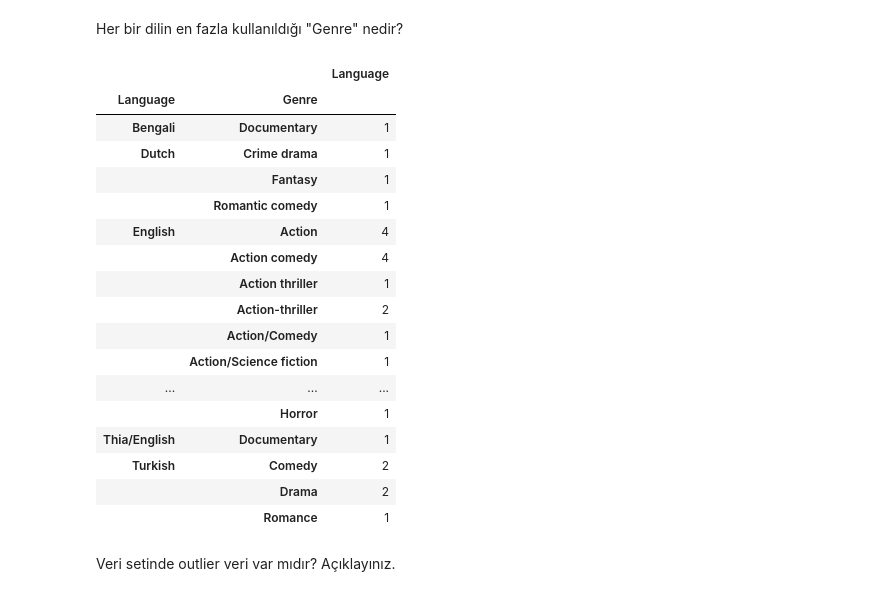
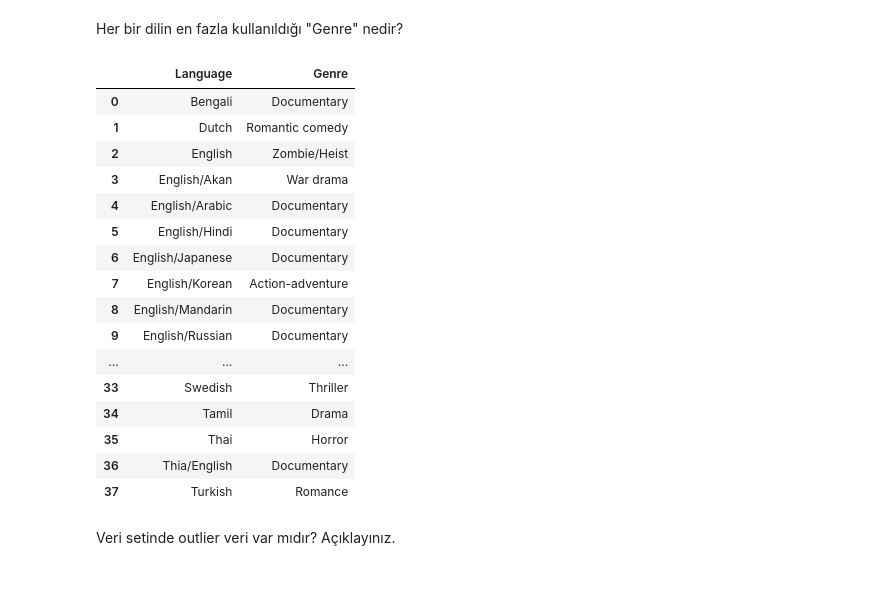
Before and after one commit to berkayberatsonmez/Global_AI_Hub, a Jupyter notebook: netflix_ile_gorsellestirme.ipynb, the cells around one changed output. Drawn from its saved outputs; the diff is of its cells as text; code cells hidden in the pictures.

```diff
--- a/netflix_ile_gorsellestirme.ipynb
+++ b/netflix_ile_gorsellestirme.ipynb
@@ -454,26 +474,25 @@ df.groupby("Year").agg({"Runtime": "sum"}).sort_values(by="Runtime", ascending=F
 # %% [markdown]
 Her bir dilin en fazla kullanıldığı "Genre" nedir?
 # %%
-df.groupby(["Language","Genre"]).agg({"Language": "count"})
+df.groupby('Language')['Genre'].max().reset_index()
 # %% [output]
-|  |  | Language |
-| Language | Genre |  |
-| Bengali | Documentary | 1 |
-| Dutch | Crime drama | 1 |
-|  | Fantasy | 1 |
-|  | Romantic comedy | 1 |
-| English | Action | 4 |
-|  | Action comedy | 4 |
-|  | Action thriller | 1 |
-|  | Action-thriller | 2 |
-|  | Action/Comedy | 1 |
-|  | Action/Science fiction | 1 |
+|  | Language | Genre |
+| 0 | Bengali | Documentary |
+| 1 | Dutch | Romantic comedy |
+| 2 | English | Zombie/Heist |
+| 3 | English/Akan | War drama |
+| 4 | English/Arabic | Documentary |
+| 5 | English/Hindi | Documentary |
+| 6 | English/Japanese | Documentary |
+| 7 | English/Korean | Action-adventure |
+| 8 | English/Mandarin | Documentary |
+| 9 | English/Russian | Documentary |
 | ... | ... | ... |
-|  | Horror | 1 |
-| Thia/English | Documentary | 1 |
-| Turkish | Comedy | 2 |
-|  | Drama | 2 |
-|  | Romance | 1 |
+| 33 | Swedish | Thriller |
+| 34 | Tamil | Drama |
+| 35 | Thai | Horror |
+| 36 | Thia/English | Documentary |
+| 37 | Turkish | Romance |
 # %% [markdown]
 Veri setinde outlier veri var mıdır? Açıklayınız.
 # %%
```
Also changed, not shown: parts of 2 cells of this notebook.
